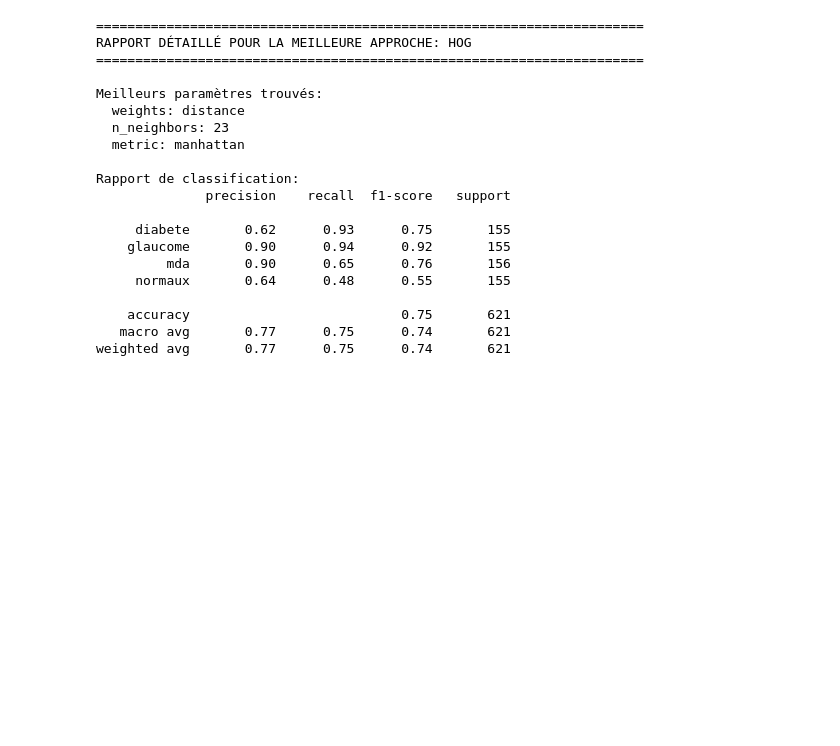
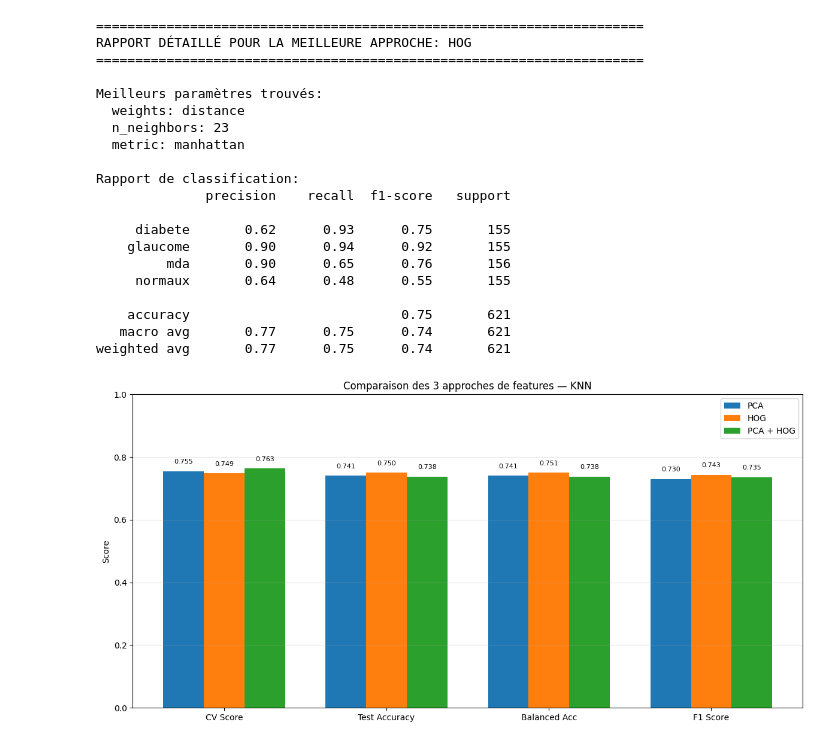
Before and after one commit to Mathis0000/Memoire, a Jupyter notebook: knn/knn.ipynb, the cells around one changed output. Drawn from its saved outputs; the diff is of its cells as text; code cells hidden in the pictures; blank space fills up the shorter version.

```diff
--- a/knn/knn.ipynb
+++ b/knn/knn.ipynb
@@ -214,17 +170,11 @@ Shape X_test_hog: (780, 8100)
 # %%
-import gc
-import ctypes
 from sklearn.decomposition import PCA
 from sklearn.preprocessing import StandardScaler
 
 scaler_pixels = StandardScaler()
-X_train_pixels_scaled = scaler_pixels.fit_transform(X_train_pixels).astype('float32')
-X_test_pixels_scaled  = scaler_pixels.transform(X_test_pixels).astype('float32')
+X_train_pixels_scaled = scaler_pixels.fit_transform(X_train_pixels)
+X_test_pixels_scaled = scaler_pixels.transform(X_test_pixels)
 
-del X_train_pixels, X_test_pixels
-gc.collect()
-ctypes.CDLL("libc.so.6").malloc_trim(0)
-
-print(f"Shape X_train_pixels_scaled: {X_train_pixels_scaled.shape}  dtype: {X_train_pixels_scaled.dtype}")
-print(f"RAM estimée: {X_train_pixels_scaled.nbytes / 1e9:.2f} GB")
+print(f"Shape X_train_pixels_scaled: {X_train_pixels_scaled.shape}")
+print("PCA sera testée avec différents n_components dans le RandomizedSearchCV")
 # %% [output]
@@ -359,27 +285,22 @@ print("="*60)
 print("RandomizedSearch pour: HOG")
 print("="*60)
 
-if USE_GPU_KNN:
-    knn_hog = KNeighborsClassifier()
-else:
-    knn_hog = KNeighborsClassifier(algorithm='ball_tree', n_jobs=-1)
+knn_hog = KNeighborsClassifier(algorithm='ball_tree', n_jobs=-1)
 
 grid_hog = RandomizedSearchCV(
     knn_hog, knn_params,
-    n_iter=150, cv=cv_split, scoring='accuracy',
-    n_jobs=CV_JOBS, verbose=1, random_state=42
+    n_iter=150, cv=3, scoring='accuracy',
+    n_jobs=2, verbose=1, random_state=42
 )
 grid_hog.fit(X_train_hog_scaled, y_train)
 
-gc.collect()
-ctypes.CDLL("libc.so.6").malloc_trim(0)
-
 print(f"\nMeilleurs paramètres: {grid_hog.best_params_}")
-print(f"Meilleur score val: {grid_hog.best_score_:.4f}")
+print(f"Meilleur score CV: {grid_hog.best_score_:.4f}")
 
 results['HOG'] = {
+    'grid_search':   grid_hog,
     'best_model':    grid_hog.best_estimator_,
     'best_params':   grid_hog.best_params_,
-    'best_val_score': grid_hog.best_score_,
+    'best_cv_score': grid_hog.best_score_,
     'X_test':        X_test_hog_scaled
 }
@@ -444,4 +364,10 @@ results['PCA + HOG'] = {
 # %%
+from sklearn.metrics import (
+    accuracy_score, balanced_accuracy_score,
+    precision_score, recall_score, f1_score,
+    classification_report, confusion_matrix, ConfusionMatrixDisplay
+)
+
 print("\n" + "="*70)
 print("ÉVALUATION SUR LE JEU DE TEST")
 print("="*70)
@@ -466,7 +392,7 @@ for name, data in results.items():
 
     comparison_data.append({
         'Approche':      name,
-        'Val Score':     data['best_val_score'],
+        'CV Score':      data['best_cv_score'],
         'Test Accuracy': acc,
         'Balanced Acc':  bacc,
         'Precision':     prec,
@@ -544,33 +488,35 @@ Rapport de classification:
 weighted avg       0.77      0.75      0.74       621
 # %%
 # Graphique comparatif des performances
-metrics = ['Val Score', 'Test Accuracy', 'Balanced Acc', 'F1 Score']
+metrics = ['CV Score', 'Test Accuracy', 'Balanced Acc', 'F1 Score']
 x = np.arange(len(metrics))
 width = 0.25
 
 fig, ax = plt.subplots(figsize=(12, 6))
 
 for i, approach in enumerate(['PCA', 'HOG', 'PCA + HOG']):
     row = comparison_df[comparison_df['Approche'] == approach].iloc[0]
-    values = [row['Val Score'], row['Test Accuracy'], row['Balanced Acc'], row['F1 Score']]
+    values = [row['CV Score'], row['Test Accuracy'], row['Balanced Acc'], row['F1 Score']]
     ax.bar(x + i*width, values, width, label=approach)
 
 ax.set_ylabel('Score')
 ax.set_title('Comparaison des 3 approches de features — KNN')
 ax.set_xticks(x + width)
 ax.set_xticklabels(metrics)
 ax.legend()
 ax.set_ylim(0, 1)
 ax.grid(axis='y', alpha=0.3)
 
 for i, approach in enumerate(['PCA', 'HOG', 'PCA + HOG']):
     row = comparison_df[comparison_df['Approche'] == approach].iloc[0]
-    values = [row['Val Score'], row['Test Accuracy'], row['Balanced Acc'], row['F1 Score']]
+    values = [row['CV Score'], row['Test Accuracy'], row['Balanced Acc'], row['F1 Score']]
     for j, v in enumerate(values):
         ax.text(x[j] + i*width, v + 0.02, f'{v:.3f}', ha='center', va='bottom', fontsize=8)
 
 plt.tight_layout()
 plt.show()
+# %% [output]
+[figure, added]
 # %%
 # ============================================================
 # VISUALISATION DES ÎLOTS DE DÉCISION KNN (projection PCA 2D)
```
Also changed, not shown: parts of 14 cells of this notebook.
